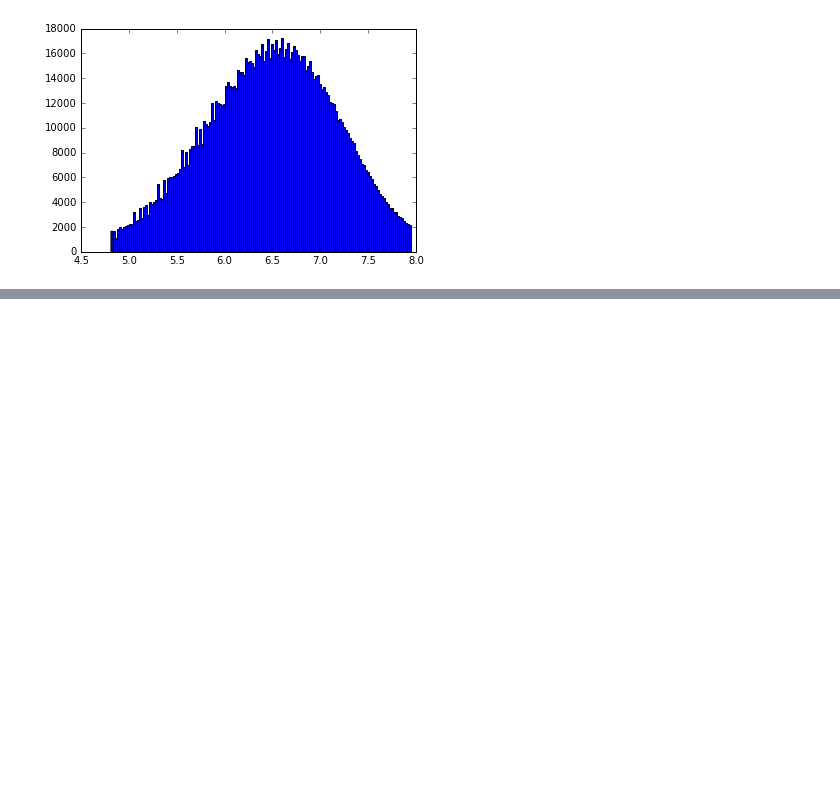
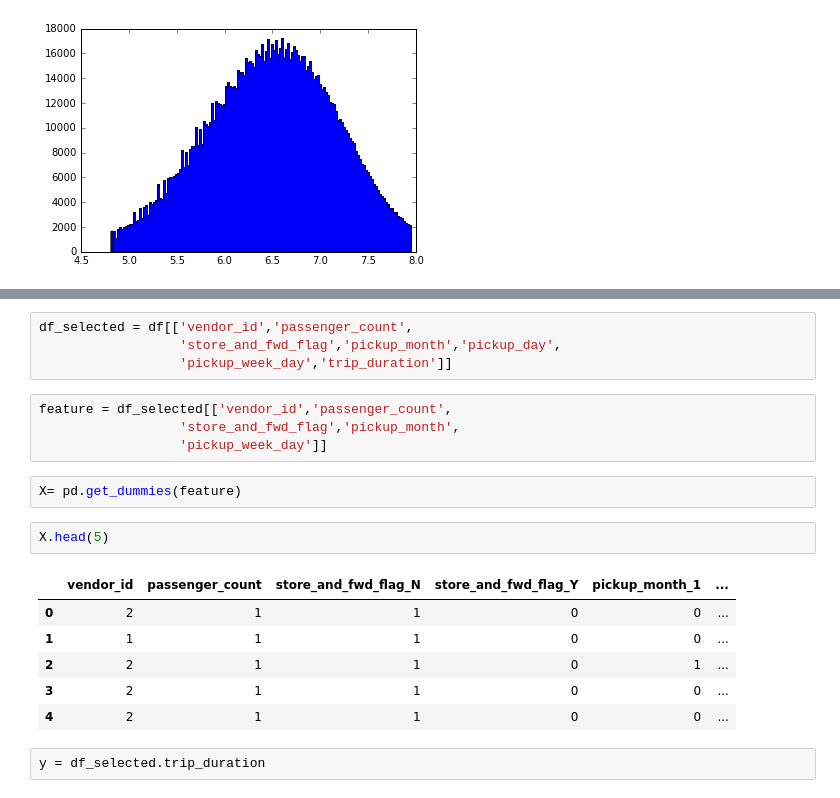
Before and after one commit to cautree/predict_taxi_duration, a Jupyter notebook: predict_taxi_time.ipynb, the cells around one changed output, grey strips where cells are left out. Cells and saved outputs as stored; diff of their text form; blank space fills up the shorter version.

```diff
--- a/predict_taxi_time.ipynb
+++ b/predict_taxi_time.ipynb
@@ -171,0 +244,21 @@ plt.hist(np.log(df_small_wo_outlier['trip_duration'].values), bins =150)
+# %%
+df_selected = df[['vendor_id','passenger_count',
+                  'store_and_fwd_flag','pickup_month','pickup_day',
+                  'pickup_week_day','trip_duration']]
+# %%
+feature = df_selected[['vendor_id','passenger_count',
+                  'store_and_fwd_flag','pickup_month',
+                  'pickup_week_day']]
+# %%
+X= pd.get_dummies(feature)
+# %%
+X.head(5)
+# %% [output]
+|  | vendor_id | passenger_count | store_and_fwd_flag_N | store_and_fwd_flag_Y | pickup_month_1 | ... |
+| 0 | 2 | 1 | 1 | 0 | 0 | ... |
+| 1 | 1 | 1 | 1 | 0 | 0 | ... |
+| 2 | 2 | 1 | 1 | 0 | 1 | ... |
+| 3 | 2 | 1 | 1 | 0 | 0 | ... |
+| 4 | 2 | 1 | 1 | 0 | 0 | ... |
+# %%
+y = df_selected.trip_duration
```
Also changed, not shown: parts of 16 cells of this notebook.
